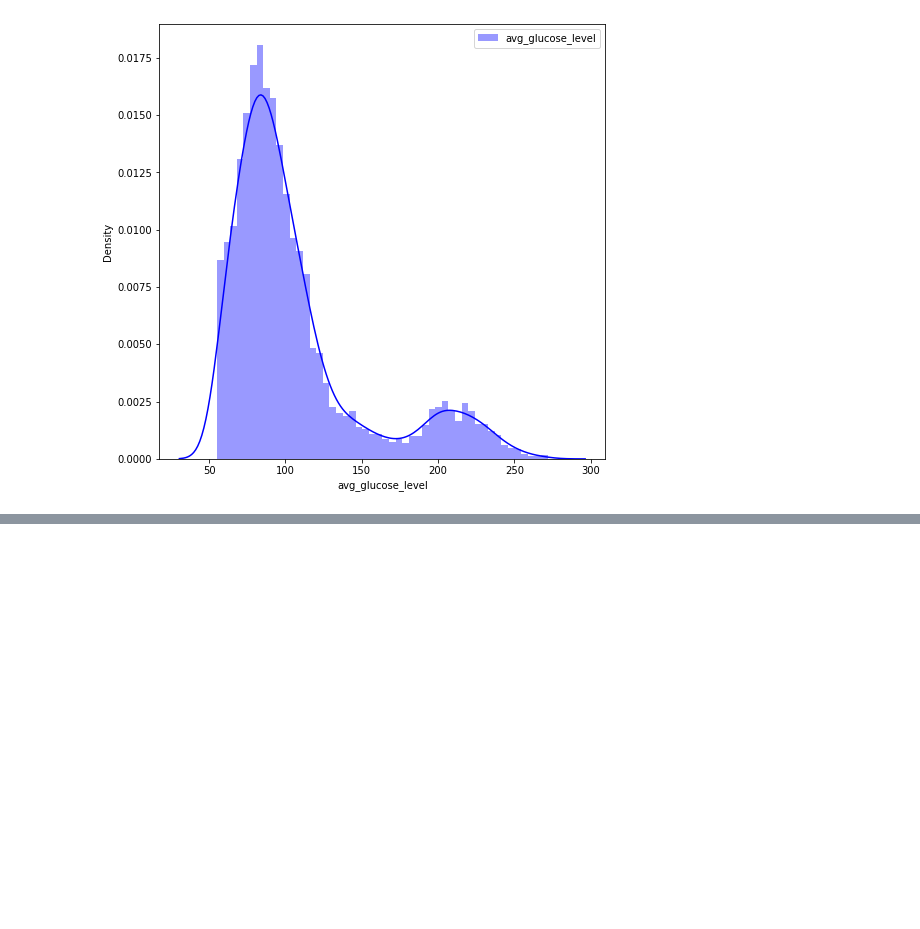
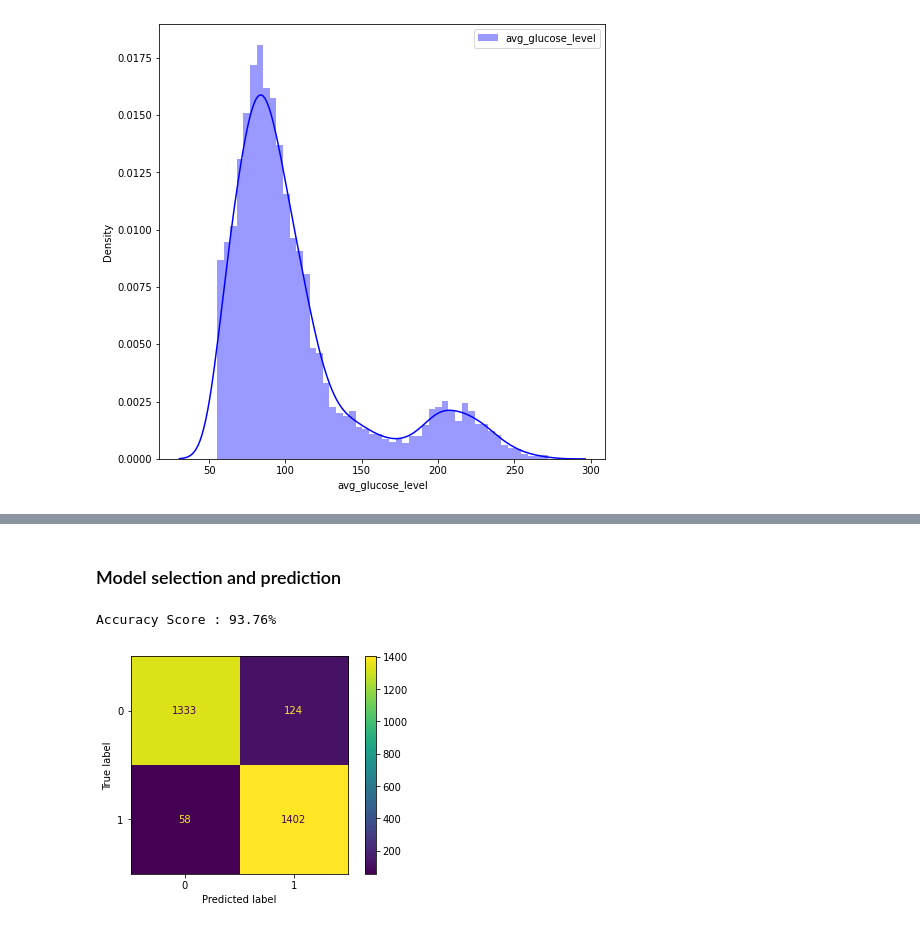
Before and after one commit to k3nnywilliam/stroke-prediction, a Jupyter notebook: stroke-prediction-nb.ipynb, the cells around one changed output, grey strips where cells are left out. Cells and saved outputs as stored; diff of their text form; code cells hidden in the pictures; blank space fills up the shorter version.

Commit message:
Add upsampling of examples and model selection

```diff
--- a/stroke-prediction-nb.ipynb
+++ b/stroke-prediction-nb.ipynb
@@ -301,0 +290,26 @@ plt.show()
+# %%
+X = data.drop(columns=['id', 'stroke'])
+y = data['stroke']
+# %%
+from imblearn.over_sampling import SMOTE
+
+sm = SMOTE(random_state = 2)
+X, y = sm.fit_resample(X, y)
+# %% [markdown]
+### Model selection and prediction
+# %%
+X_train, X_test, y_train, y_test = train_test_split(X, y, test_size=0.3, random_state=42)
+# %%
+pipeline = make_pipeline(StandardScaler(), RandomForestClassifier())
+pipeline.fit(X_train, y_train)
+prediction = pipeline.predict(X_test)
+
+print(f"Accuracy Score : {round(accuracy_score(y_test, prediction) * 100, 2)}%")
+# %% [output]
+Accuracy Score : 93.76%
+# %%
+plot_confusion_matrix(pipeline, X_test, y_test)
+plt.grid(False)
+plt.show()
+# %% [output]
+[figure, added]
```
Also changed, not shown: parts of 31 cells of this notebook.
